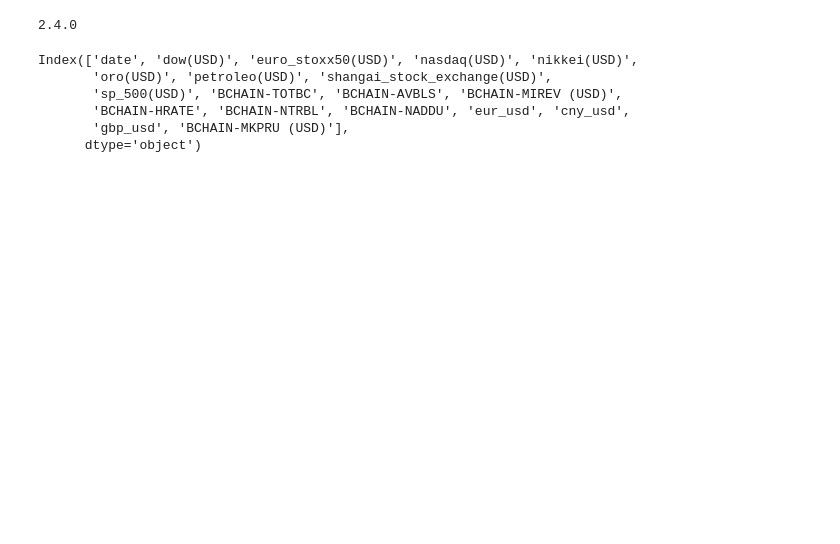
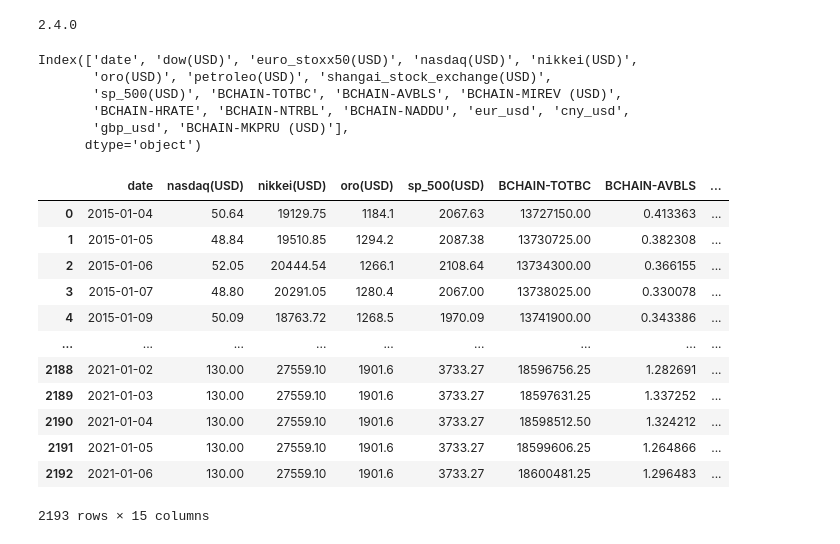
Before and after one commit to keniaCisneros/bitcoins_pricing, a Jupyter notebook: carga_modelo.ipynb, the cells around one changed output. Drawn from its saved outputs; the diff is of its cells as text; code cells hidden in the pictures; blank space fills up the shorter version.

```diff
--- a/carga_modelo.ipynb
+++ b/carga_modelo.ipynb
@@ -113,4 +124,20 @@ Index(['date', 'dow(USD)', 'euro_stoxx50(USD)', 'nasdaq(USD)', 'nikkei(USD)',
       dtype='object')
 # %%
 df.drop(['shangai_stock_exchange(USD)','petroleo(USD)','euro_stoxx50(USD)','dow(USD)'], axis=1, inplace = True)
+# %%
+df
+# %% [output]
+|  | date | nasdaq(USD) | nikkei(USD) | oro(USD) | sp_500(USD) | BCHAIN-TOTBC | BCHAIN-AVBLS | ... |
+| 0 | 2015-01-04 | 50.64 | 19129.75 | 1184.1 | 2067.63 | 13727150.00 | 0.413363 | ... |
+| 1 | 2015-01-05 | 48.84 | 19510.85 | 1294.2 | 2087.38 | 13730725.00 | 0.382308 | ... |
+| 2 | 2015-01-06 | 52.05 | 20444.54 | 1266.1 | 2108.64 | 13734300.00 | 0.366155 | ... |
+| 3 | 2015-01-07 | 48.80 | 20291.05 | 1280.4 | 2067.00 | 13738025.00 | 0.330078 | ... |
+| 4 | 2015-01-09 | 50.09 | 18763.72 | 1268.5 | 1970.09 | 13741900.00 | 0.343386 | ... |
+| ... | ... | ... | ... | ... | ... | ... | ... | ... |
+| 2188 | 2021-01-02 | 130.00 | 27559.10 | 1901.6 | 3733.27 | 18596756.25 | 1.282691 | ... |
+| 2189 | 2021-01-03 | 130.00 | 27559.10 | 1901.6 | 3733.27 | 18597631.25 | 1.337252 | ... |
+| 2190 | 2021-01-04 | 130.00 | 27559.10 | 1901.6 | 3733.27 | 18598512.50 | 1.324212 | ... |
+| 2191 | 2021-01-05 | 130.00 | 27559.10 | 1901.6 | 3733.27 | 18599606.25 | 1.264866 | ... |
+| 2192 | 2021-01-06 | 130.00 | 27559.10 | 1901.6 | 3733.27 | 18600481.25 | 1.296483 | ... |
+2193 rows × 15 columns
 # %%
```
Also changed, not shown: parts of 13 cells of this notebook.
